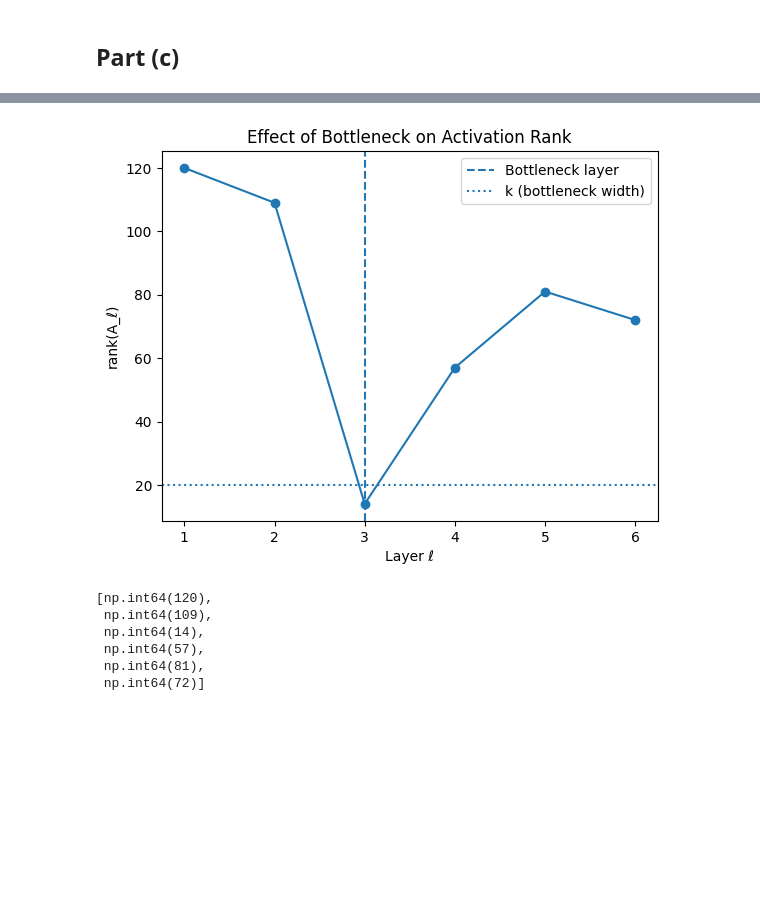
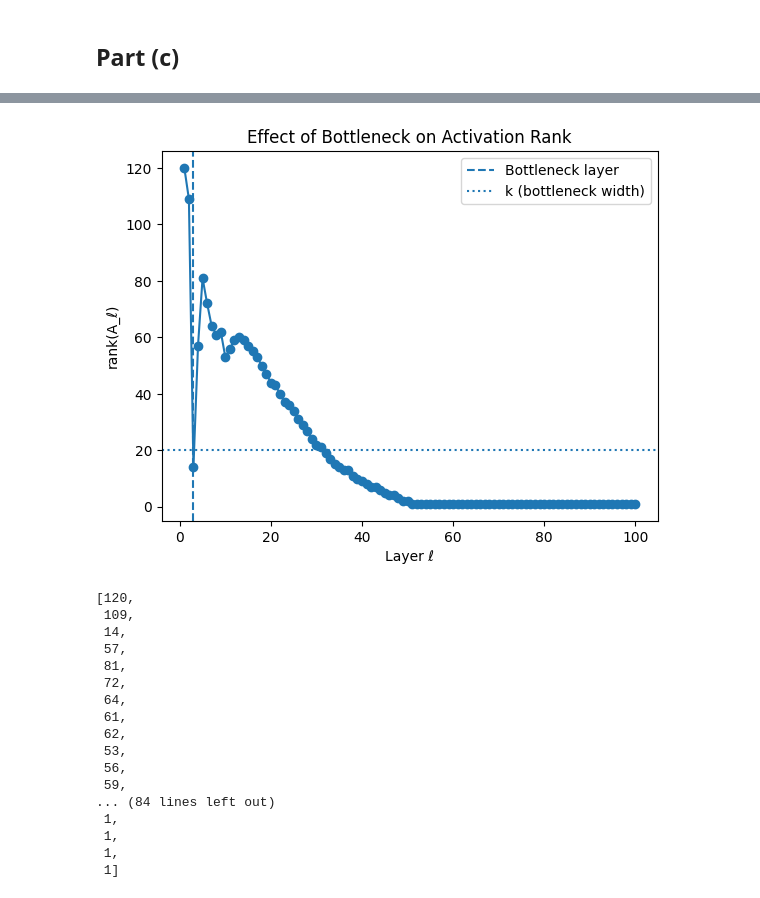
Before and after one commit to qndo1/math216B, a Jupyter notebook: HW1/p1.ipynb, the cells around one changed output, grey strips where cells are left out. Cells and saved outputs as stored; diff of their text form; code cells hidden in the pictures; blank space fills up the shorter version.

Commit message:
final plot hw1

```diff
--- a/HW1/p1.ipynb
+++ b/HW1/p1.ipynb
@@ -71,22 +74,7 @@ for l, A in enumerate(A_list, start=1):
 # %% [markdown]
 ## Part (b)
 # %%
-import numpy as np
 import matplotlib.pyplot as plt
-
-# ReLU activation
-def relu(x):
-    return np.maximum(0, x)
-
-# Compute activation matrices for each layer
-def compute_activation_matrices(X, W_list, b_list):
-    A_list = []
-    Phi = X
-    for W, b in zip(W_list, b_list):
-        Z = W @ Phi + b
-        Phi = relu(Z)
-        A_list.append(Phi)
-    return A_list
 
 # Numerical rank using SVD with fixed tolerance
 def numerical_rank(A, tol=1e-6):
@@ -99,7 +87,7 @@ np.random.seed(4)
 d = 20          # input dimension
 N = 200         # number of data points
 width = 100     # hidden layer width
-L = 8           # number of layers
+L = 100           # number of layers
 
 # Dataset
 X = np.random.randn(d, N)
@@ -211,9 +208,4 @@ max_rank_shallow, max_rank_deep
 # %%
-import numpy as np
-import matplotlib.pyplot as plt
-
-def relu(x):
-    return np.maximum(0, x)
 
 def forward_activations(X, W_list, b_list):
     A_list = []
@@ -223,15 +215,11 @@ def forward_activations(X, W_list, b_list):
         A_list.append(Phi)
     return A_list
 
-def numerical_rank(A, tol=1e-6):
-    s = np.linalg.svd(A, compute_uv=False)
-    return np.sum(s > tol)
-
 # ----- Settings -----
 np.random.seed(2)
 d = 30
 N = 200
-L = 6
+L = 100
 wide = 120
 k = 20          # bottleneck width
 l0 = 3          # bottleneck inserted at layer 3
@@ -241,37 +229,48 @@ X = np.random.randn(d, N)
 W_list = []
 b_list = []
 prev = d
 
 for l in range(1, L+1):
     if l == l0:
         width = k
     else:
         width = wide
 
     W_list.append(np.random.randn(width, prev) / np.sqrt(prev))
     b_list.append(np.random.randn(width, 1))
     prev = width
 
 A_list = forward_activations(X, W_list, b_list)
 ranks = [numerical_rank(A) for A in A_list]
 
 # Plot
 plt.figure()
 plt.plot(range(1, L+1), ranks, marker='o')
 plt.axvline(l0, linestyle='--', label='Bottleneck layer')
 plt.axhline(k, linestyle=':', label='k (bottleneck width)')
 plt.xlabel("Layer ℓ")
 plt.ylabel("rank(A_ℓ)")
 plt.title("Effect of Bottleneck on Activation Rank")
 plt.legend()
 plt.show()
 
 ranks
 # %% [output]
-[figure, old version]
+[figure, new version]
-[np.int64(120),
- np.int64(109),
- np.int64(14),
- np.int64(57),
- np.int64(81),
- np.int64(72)]
+[120,
+ 109,
+ 14,
+ 57,
+ 81,
+ 72,
+ 64,
+ 61,
+ 62,
+ 53,
+ 56,
+ 59,
+... (84 lines left out)
+ 1,
+ 1,
+ 1,
+ 1]
```
Also changed, not shown: parts of 4 cells of this notebook, 3 other files.
